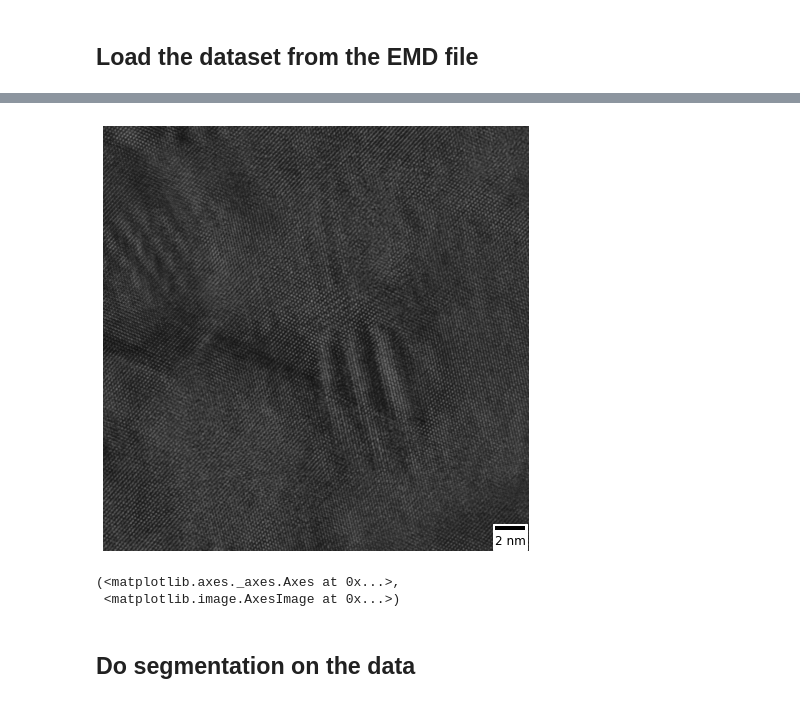
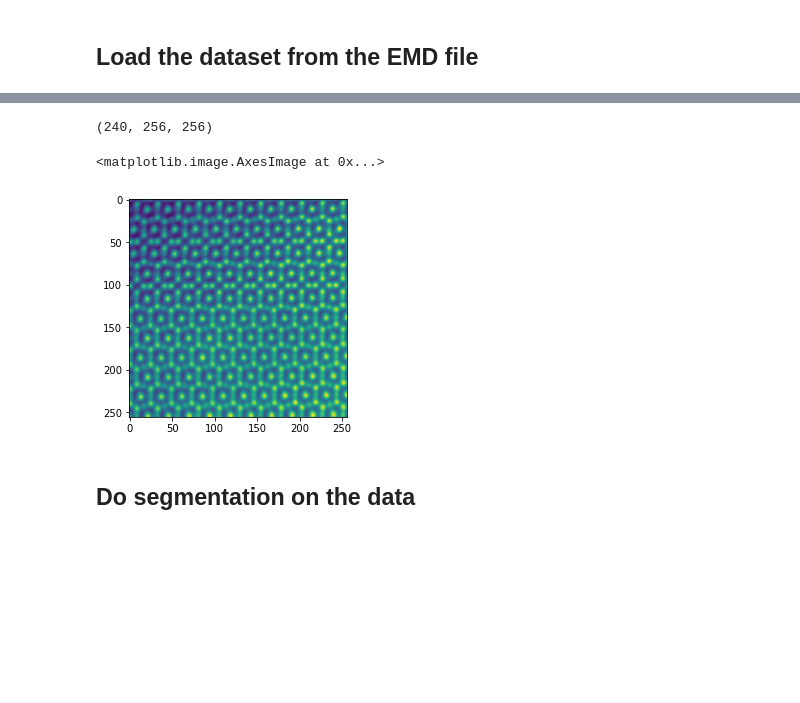
Before and after one commit to din14970/TEMMETA-segmentation-example, a Jupyter notebook: Example.ipynb, the cells around one changed output, grey strips where cells are left out. Cells and saved outputs as stored; diff of their text form; code cells hidden in the pictures; blank space fills up the shorter version.

```diff
--- a/Example.ipynb
+++ b/Example.ipynb
@@ -21,6 +27,0 @@ im = f.get_dataset("Image", "7c3929705ae04354b656fb2f929a1cfa")
-# %%
-im.plot()
-# %% [output]
-[figure, removed]
-(<matplotlib.axes._axes.Axes at 0x...>,
- <matplotlib.image.AxesImage at 0x...>)
@@ -28,0 +28,4 @@ f.close()
+# %%
+stack.data.shape
+# %% [output]
+(240, 256, 256)
@@ -29,3 +34,8 @@ f.close()
+# %%
+plt.imshow(image)
+# %% [output]
+<matplotlib.image.AxesImage at 0x...>
+[figure, added]
 # %% [markdown]
 ## Do segmentation on the data
 # %%
```
Also changed, not shown: parts of 9 cells of this notebook.
